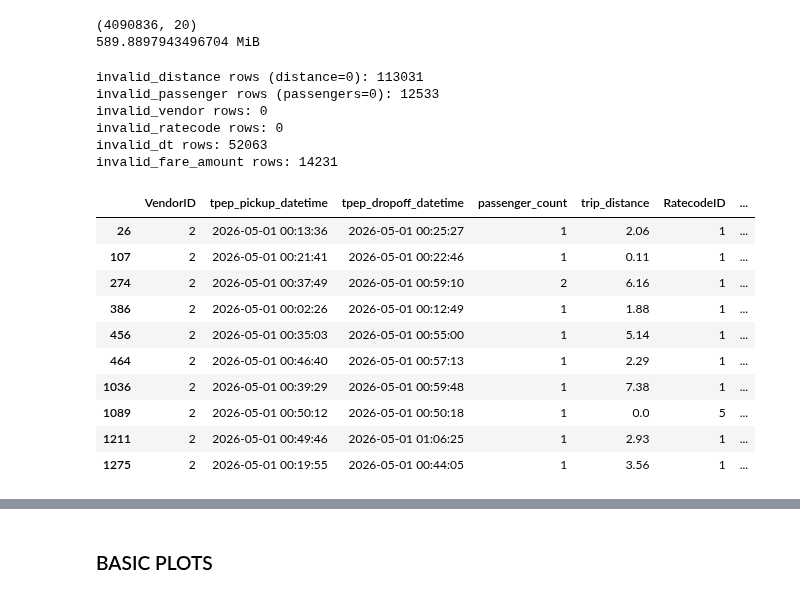
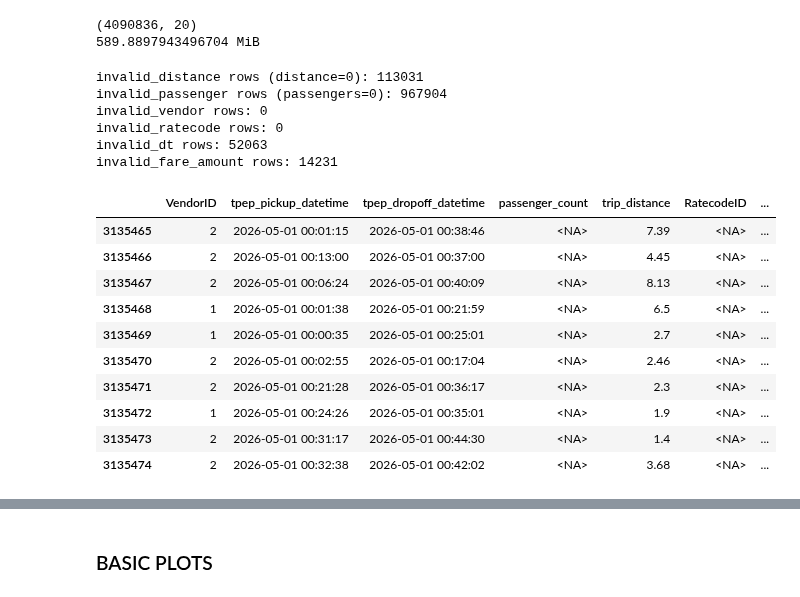
Before and after one commit to lazarosmpistas/ny-taxi-predictor, a Jupyter notebook: src/data_management/data_exploration.ipynb, the cells around one changed output, grey strips where cells are left out. Drawn from its saved outputs; the diff is of its cells as text; code cells hidden in the pictures.

```diff
--- a/src/data_management/data_exploration.ipynb
+++ b/src/data_management/data_exploration.ipynb
@@ -51,12 +51,12 @@ print(df_main.memory_usage(deep=True).sum() / 1024 ** 2, "MiB")
 (4090836, 20)
 589.8897943496704 MiB
 # %%
-invalid_distance = df_main["trip_distance"] == 0
-invalid_passenger = df_main["passenger_count"] == 0
-invalid_vendor = ~df_main["VendorID"].isin([1, 2, 6, 7])
+invalid_distance = (df_main["trip_distance"] == 0) | (df_main["trip_distance"].isna())
+invalid_passenger = (df_main["passenger_count"] == 0) | (df_main["passenger_count"].isna())
+invalid_vendor = (~df_main["VendorID"].isin([1, 2, 6, 7])) | (df_main["VendorID"].isna())
 invalid_ratecode = ~df_main["RatecodeID"].isin([1, 2, 3, 4, 5, 6, 99, None])
-invalid_dt = df_main["tpep_pickup_datetime"] == df_main["tpep_dropoff_datetime"]
-invalid_fare_amount = df_main["fare_amount"] < 0
+invalid_dt = (df_main["tpep_pickup_datetime"] == df_main["tpep_dropoff_datetime"]) | (df_main["tpep_dropoff_datetime"].isna()) | (df_main["tpep_pickup_datetime"].isna())
+invalid_fare_amount = (df_main["fare_amount"] < 0) | (df_main["fare_amount"].isna())
 
 print(f"invalid_distance rows (distance=0): {len(df_main[invalid_distance])}\n"
       f"invalid_passenger rows (passengers=0): {len(df_main[invalid_passenger])}\n"
@@ -66,25 +66,25 @@ print(f"invalid_distance rows (distance=0): {len(df_main[invalid_distance])}\n"
       f"invalid_fare_amount rows: {len(df_main[invalid_fare_amount])}")
 # %% [output]
 invalid_distance rows (distance=0): 113031
-invalid_passenger rows (passengers=0): 12533
+invalid_passenger rows (passengers=0): 967904
 invalid_vendor rows: 0
 invalid_ratecode rows: 0
 invalid_dt rows: 52063
 invalid_fare_amount rows: 14231
 # %%
-df_main[invalid_fare_amount].head(10)
+df_main[df_main["passenger_count"].isna()].head(10)
 # %% [output]
 |  | VendorID | tpep_pickup_datetime | tpep_dropoff_datetime | passenger_count | trip_distance | RatecodeID | ... |
-| 26 | 2 | 2026-05-01 00:13:36 | 2026-05-01 00:25:27 | 1 | 2.06 | 1 | ... |
-| 107 | 2 | 2026-05-01 00:21:41 | 2026-05-01 00:22:46 | 1 | 0.11 | 1 | ... |
-| 274 | 2 | 2026-05-01 00:37:49 | 2026-05-01 00:59:10 | 2 | 6.16 | 1 | ... |
-| 386 | 2 | 2026-05-01 00:02:26 | 2026-05-01 00:12:49 | 1 | 1.88 | 1 | ... |
-| 456 | 2 | 2026-05-01 00:35:03 | 2026-05-01 00:55:00 | 1 | 5.14 | 1 | ... |
-| 464 | 2 | 2026-05-01 00:46:40 | 2026-05-01 00:57:13 | 1 | 2.29 | 1 | ... |
-| 1036 | 2 | 2026-05-01 00:39:29 | 2026-05-01 00:59:48 | 1 | 7.38 | 1 | ... |
-| 1089 | 2 | 2026-05-01 00:50:12 | 2026-05-01 00:50:18 | 1 | 0.0 | 5 | ... |
-| 1211 | 2 | 2026-05-01 00:49:46 | 2026-05-01 01:06:25 | 1 | 2.93 | 1 | ... |
-| 1275 | 2 | 2026-05-01 00:19:55 | 2026-05-01 00:44:05 | 1 | 3.56 | 1 | ... |
+| 3135465 | 2 | 2026-05-01 00:01:15 | 2026-05-01 00:38:46 | <NA> | 7.39 | <NA> | ... |
+| 3135466 | 2 | 2026-05-01 00:13:00 | 2026-05-01 00:37:00 | <NA> | 4.45 | <NA> | ... |
+| 3135467 | 2 | 2026-05-01 00:06:24 | 2026-05-01 00:40:09 | <NA> | 8.13 | <NA> | ... |
+| 3135468 | 1 | 2026-05-01 00:01:38 | 2026-05-01 00:21:59 | <NA> | 6.5 | <NA> | ... |
+| 3135469 | 1 | 2026-05-01 00:00:35 | 2026-05-01 00:25:01 | <NA> | 2.7 | <NA> | ... |
+| 3135470 | 2 | 2026-05-01 00:02:55 | 2026-05-01 00:17:04 | <NA> | 2.46 | <NA> | ... |
+| 3135471 | 2 | 2026-05-01 00:21:28 | 2026-05-01 00:36:17 | <NA> | 2.3 | <NA> | ... |
+| 3135472 | 1 | 2026-05-01 00:24:26 | 2026-05-01 00:35:01 | <NA> | 1.9 | <NA> | ... |
+| 3135473 | 2 | 2026-05-01 00:31:17 | 2026-05-01 00:44:30 | <NA> | 1.4 | <NA> | ... |
+| 3135474 | 2 | 2026-05-01 00:32:38 | 2026-05-01 00:42:02 | <NA> | 3.68 | <NA> | ... |
 # %%
 df_main.info()
 
```
Also changed, not shown: parts of 1 cell of this notebook, 1 other file.
